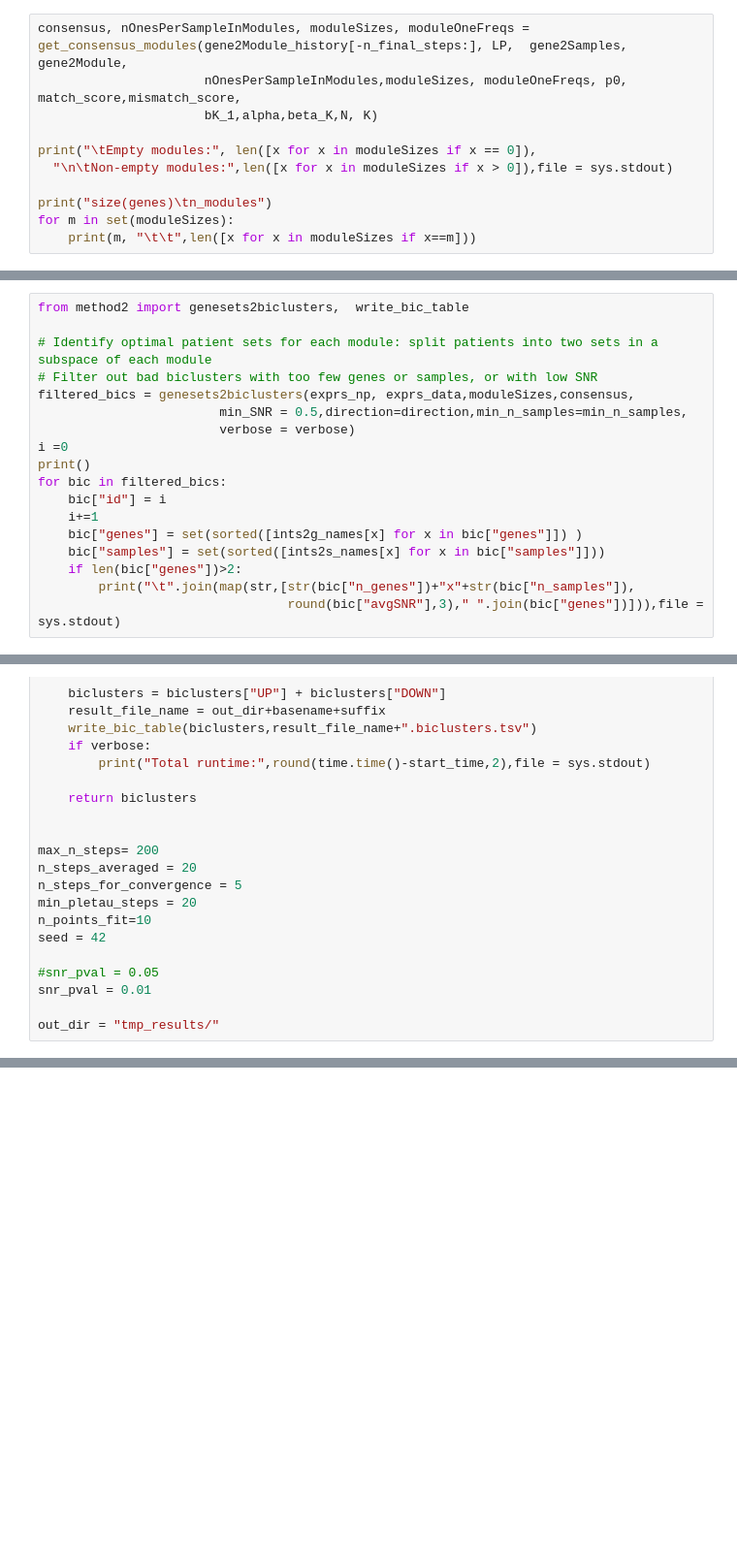
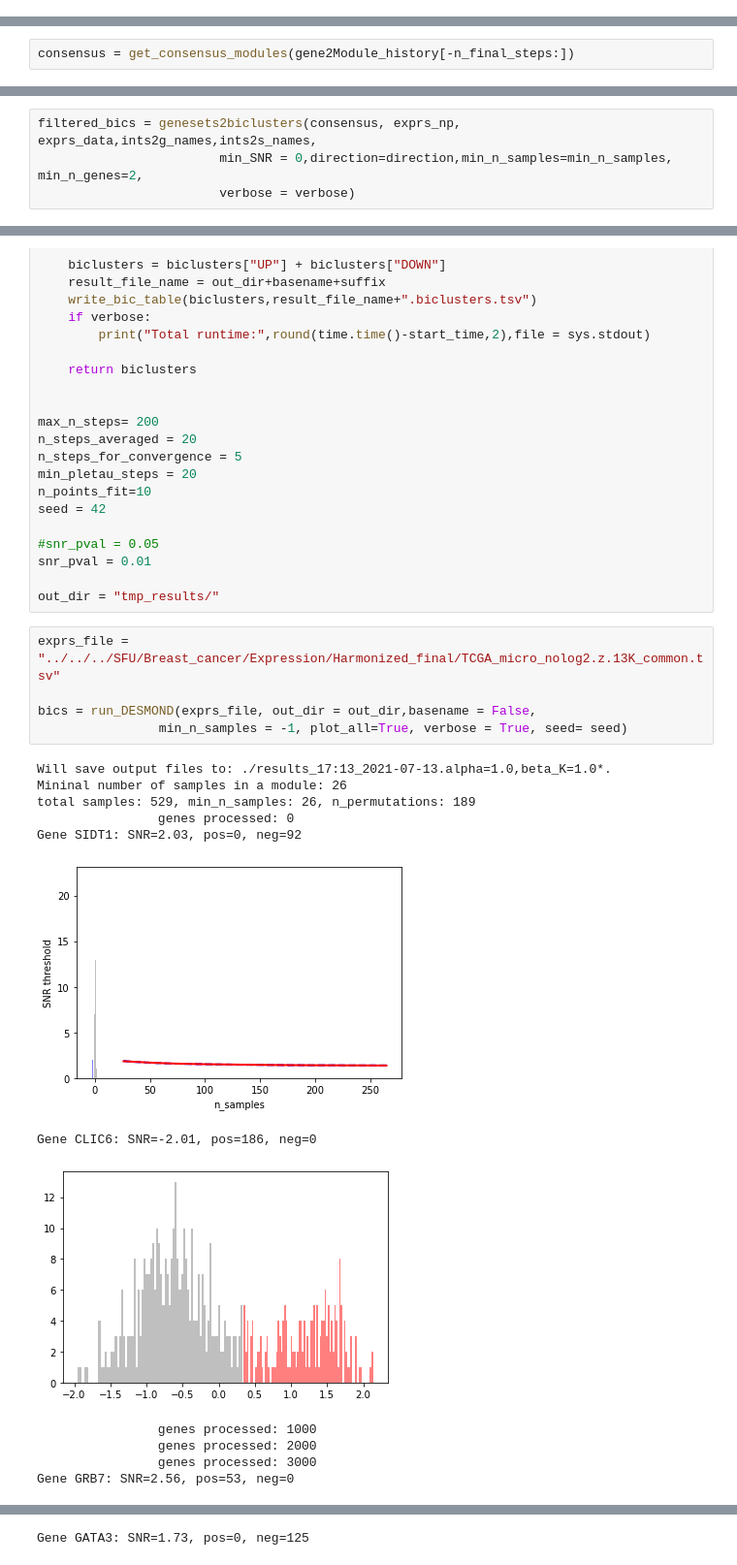
Before and after one commit to ozolotareva/unpast_paper, a Jupyter notebook: DESMOND2_step_by_step.ipynb, the cells around one changed output, grey strips where cells are left out. Shown at 97% size. Cells and saved outputs as stored; diff of their text form; blank space fills up the shorter version.

```diff
--- a/DESMOND2_step_by_step.ipynb
+++ b/DESMOND2_step_by_step.ipynb
@@ -194,11 +246,0 @@ if plot_all:
-# %%
-consensus, nOnesPerSampleInModules, moduleSizes, moduleOneFreqs = get_consensus_modules(gene2Module_history[-n_final_steps:], LP,  gene2Samples, gene2Module,
-                      nOnesPerSampleInModules,moduleSizes, moduleOneFreqs, p0, match_score,mismatch_score,
-                      bK_1,alpha,beta_K,N, K)
-
-print("\tEmpty modules:", len([x for x in moduleSizes if x == 0]),
-  "\n\tNon-empty modules:",len([x for x in moduleSizes if x > 0]),file = sys.stdout)
-
-print("size(genes)\tn_modules")
-for m in set(moduleSizes):
-    print(m, "\t\t",len([x for x in moduleSizes if x==m]))
@@ -222,0 +252,2 @@ size(genes)     n_modules
+# %%
+consensus = get_consensus_modules(gene2Module_history[-n_final_steps:])
@@ -231,21 +282,3 @@ exprs_sums = exprs_np.sum(axis=1)
 exprs_sq_sums = np.square(exprs_np).sum(axis=1)
 N = exprs.shape[1]
 exprs_data = N, exprs_sums, exprs_sq_sums
-# %%
-from method2 import genesets2biclusters,  write_bic_table
-
-# Identify optimal patient sets for each module: split patients into two sets in a subspace of each module
-# Filter out bad biclusters with too few genes or samples, or with low SNR
-filtered_bics = genesets2biclusters(exprs_np, exprs_data,moduleSizes,consensus,
-                        min_SNR = 0.5,direction=direction,min_n_samples=min_n_samples,
-                        verbose = verbose)
-i =0
-print()
-for bic in filtered_bics:
-    bic["id"] = i
-    i+=1
-    bic["genes"] = set(sorted([ints2g_names[x] for x in bic["genes"]]) )
-    bic["samples"] = set(sorted([ints2s_names[x] for x in bic["samples"]]))
-    if len(bic["genes"])>2:
-        print("\t".join(map(str,[str(bic["n_genes"])+"x"+str(bic["n_samples"]),
-                                 round(bic["avgSNR"],3)," ".join(bic["genes"])])),file = sys.stdout)
@@ -269,0 +307,4 @@ Passed modules with >= 2 genes and >= 26 samples: 486
+# %%
+filtered_bics = genesets2biclusters(consensus, exprs_np, exprs_data,ints2g_names,ints2s_names,
+                        min_SNR = 0,direction=direction,min_n_samples=min_n_samples, min_n_genes=2,
+                        verbose = verbose)
@@ -436,3 +493,21 @@ seed = 42
 snr_pval = 0.01
 
 out_dir = "tmp_results/"
+# %%
+exprs_file = "../../../SFU/Breast_cancer/Expression/Harmonized_final/TCGA_micro_nolog2.z.13K_common.tsv"
+
+bics = run_DESMOND(exprs_file, out_dir = out_dir,basename = False,
+                min_n_samples = -1, plot_all=True, verbose = True, seed= seed)
+# %% [output]
+Will save output files to: ./results_17:13_2021-07-13.alpha=1.0,beta_K=1.0*.
+Mininal number of samples in a module: 26
+total samples: 529, min_n_samples: 26, n_permutations: 189
+                genes processed: 0
+Gene SIDT1: SNR=2.03, pos=0, neg=92
+[figure, added]
+Gene CLIC6: SNR=-2.01, pos=186, neg=0
+[figure, added]
+                genes processed: 1000
+                genes processed: 2000
+                genes processed: 3000
+Gene GRB7: SNR=2.56, pos=53, neg=0
@@ -438,0 +524 @@ out_dir = "tmp_results/"
+Gene GATA3: SNR=1.73, pos=0, neg=125
```
Also changed, not shown: parts of 28 cells of this notebook, 1 other file.
